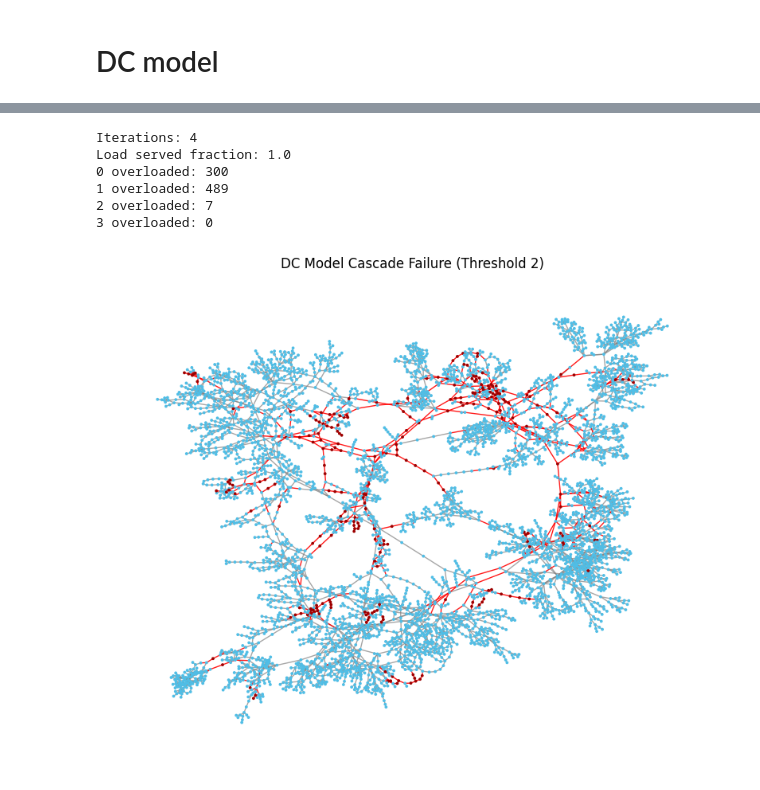
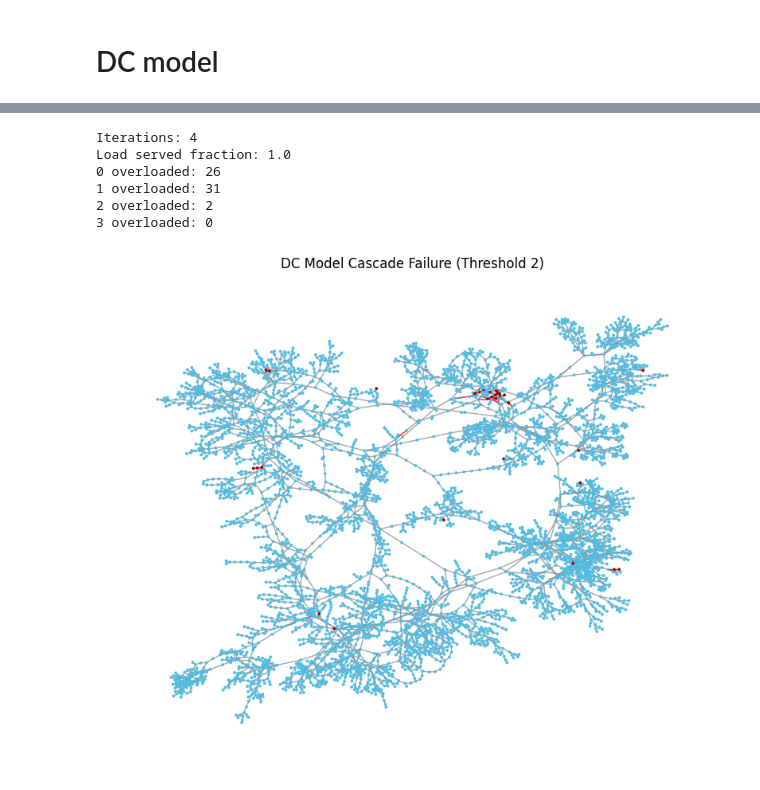
Before and after one commit to OctoPanna/western-us-power-grid, a Jupyter notebook: cascade.ipynb, the cells around one changed output, grey strips where cells are left out. Drawn from its saved outputs; the diff is of its cells as text; code cells hidden in the pictures.

```diff
--- a/cascade.ipynb
+++ b/cascade.ipynb
@@ -78,0 +70,15 @@ Load served fraction: 1.0
+# %%
+assign_grid_attributes(G, degree_preference="low")
+
+result_after_attack = cascade_simulation(G0=G)
+
+print("Iterations:", len(result_after_attack['history']))
+print("Load served fraction:", result_after_attack['load_served_fraction'])
+for h in result_after_attack['history']:
+    print(h['iteration'], "overloaded:", h['overloaded_count'])
+
+failed_edges = []
+for step in result_after_attack['history']:
+    failed_edges.extend(step['overloaded_edges'])
+
+draw_graph_after_failure(G_before=G, G_after=result_after_attack['graph'], failed_edges=failed_edges, title="DC Model Cascade Failure Low Degree Preference")
@@ -121,21 +135,21 @@ Load served fraction: 1.0
 # %%
-result_after_attack = cascade_simulation(G0=G, trip_threshold=2)
+result_after_attack = cascade_simulation(G0=G, trip_threshold=10)
 
 print("Iterations:", len(result_after_attack['history']))
 print("Load served fraction:", result_after_attack['load_served_fraction'])
 for h in result_after_attack['history']:
     print(h['iteration'], "overloaded:", h['overloaded_count'])
 
 failed_edges = []
 for step in result_after_attack['history']:
     failed_edges.extend(step['overloaded_edges'])
 
 draw_graph_after_failure(G_before=G, G_after=result_after_attack['graph'], failed_edges=failed_edges, title="DC Model Cascade Failure (Threshold 2)")
 # %% [output]
 Iterations: 4
 Load served fraction: 1.0
-0 overloaded: 300
-1 overloaded: 489
-2 overloaded: 7
+0 overloaded: 26
+1 overloaded: 31
+2 overloaded: 2
 3 overloaded: 0
-[figure, old version]
+[figure, new version]
```
Also changed, not shown: parts of 8 cells of this notebook, 1 other file.
